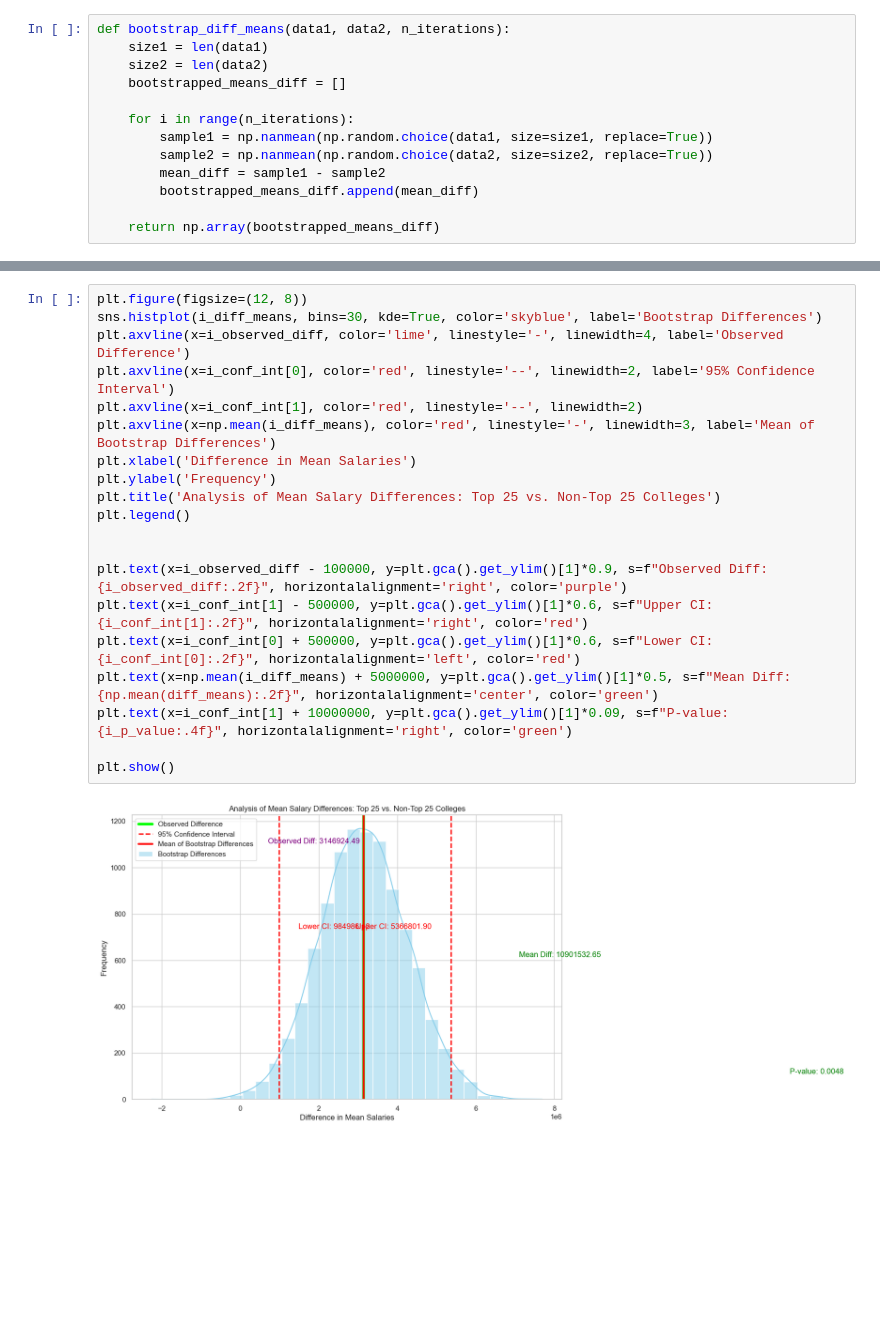
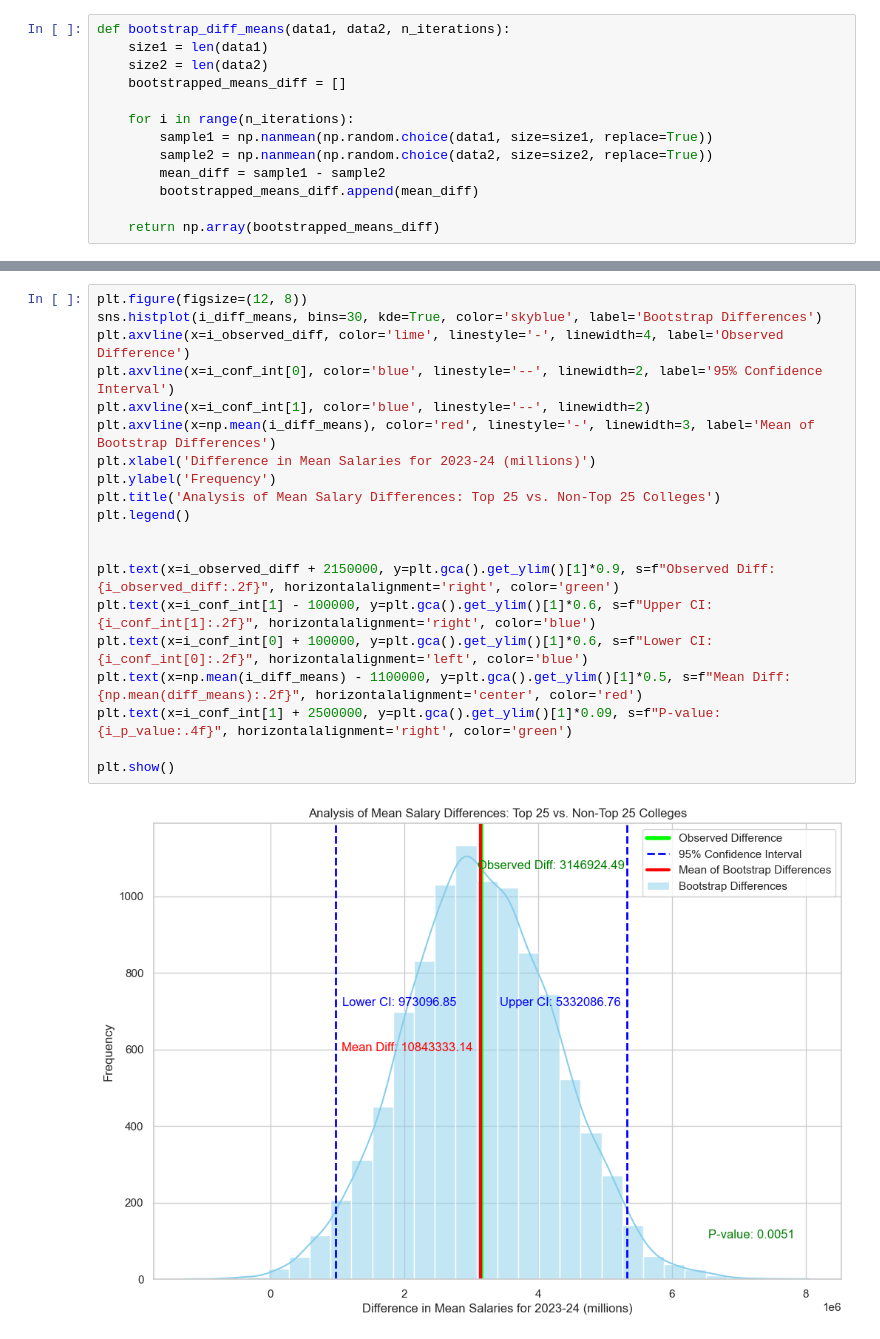
Before and after one commit to RDPJ04/Project-216, a Jupyter notebook: data.ipynb, the cells around one changed output, grey strips where cells are left out. Cells and saved outputs as stored; diff of their text form; blank space fills up the shorter version.

```diff
--- a/data.ipynb
+++ b/data.ipynb
@@ -127,22 +135,22 @@ P-Value: 0.0048
 # %%
 plt.figure(figsize=(12, 8))
 sns.histplot(i_diff_means, bins=30, kde=True, color='skyblue', label='Bootstrap Differences')
 plt.axvline(x=i_observed_diff, color='lime', linestyle='-', linewidth=4, label='Observed Difference')
-plt.axvline(x=i_conf_int[0], color='red', linestyle='--', linewidth=2, label='95% Confidence Interval')
-plt.axvline(x=i_conf_int[1], color='red', linestyle='--', linewidth=2)
+plt.axvline(x=i_conf_int[0], color='blue', linestyle='--', linewidth=2, label='95% Confidence Interval')
+plt.axvline(x=i_conf_int[1], color='blue', linestyle='--', linewidth=2)
 plt.axvline(x=np.mean(i_diff_means), color='red', linestyle='-', linewidth=3, label='Mean of Bootstrap Differences')
-plt.xlabel('Difference in Mean Salaries')
+plt.xlabel('Difference in Mean Salaries for 2023-24 (millions)')
 plt.ylabel('Frequency')
 plt.title('Analysis of Mean Salary Differences: Top 25 vs. Non-Top 25 Colleges')
 plt.legend()
 
 
-plt.text(x=i_observed_diff - 100000, y=plt.gca().get_ylim()[1]*0.9, s=f"Observed Diff: {i_observed_diff:.2f}", horizontalalignment='right', color='purple')
-plt.text(x=i_conf_int[1] - 500000, y=plt.gca().get_ylim()[1]*0.6, s=f"Upper CI: {i_conf_int[1]:.2f}", horizontalalignment='right', color='red')
-plt.text(x=i_conf_int[0] + 500000, y=plt.gca().get_ylim()[1]*0.6, s=f"Lower CI: {i_conf_int[0]:.2f}", horizontalalignment='left', color='red')
-plt.text(x=np.mean(i_diff_means) + 5000000, y=plt.gca().get_ylim()[1]*0.5, s=f"Mean Diff: {np.mean(diff_means):.2f}", horizontalalignment='center', color='green')
-plt.text(x=i_conf_int[1] + 10000000, y=plt.gca().get_ylim()[1]*0.09, s=f"P-value: {i_p_value:.4f}", horizontalalignment='right', color='green')
+plt.text(x=i_observed_diff + 2150000, y=plt.gca().get_ylim()[1]*0.9, s=f"Observed Diff: {i_observed_diff:.2f}", horizontalalignment='right', color='green')
+plt.text(x=i_conf_int[1] - 100000, y=plt.gca().get_ylim()[1]*0.6, s=f"Upper CI: {i_conf_int[1]:.2f}", horizontalalignment='right', color='blue')
+plt.text(x=i_conf_int[0] + 100000, y=plt.gca().get_ylim()[1]*0.6, s=f"Lower CI: {i_conf_int[0]:.2f}", horizontalalignment='left', color='blue')
+plt.text(x=np.mean(i_diff_means) - 1100000, y=plt.gca().get_ylim()[1]*0.5, s=f"Mean Diff: {np.mean(diff_means):.2f}", horizontalalignment='center', color='red')
+plt.text(x=i_conf_int[1] + 2500000, y=plt.gca().get_ylim()[1]*0.09, s=f"P-value: {i_p_value:.4f}", horizontalalignment='right', color='green')
 
 plt.show()
 # %% [output]
-[figure, old version]
+[figure, new version]
```
Also changed, not shown: parts of 5 cells of this notebook.
